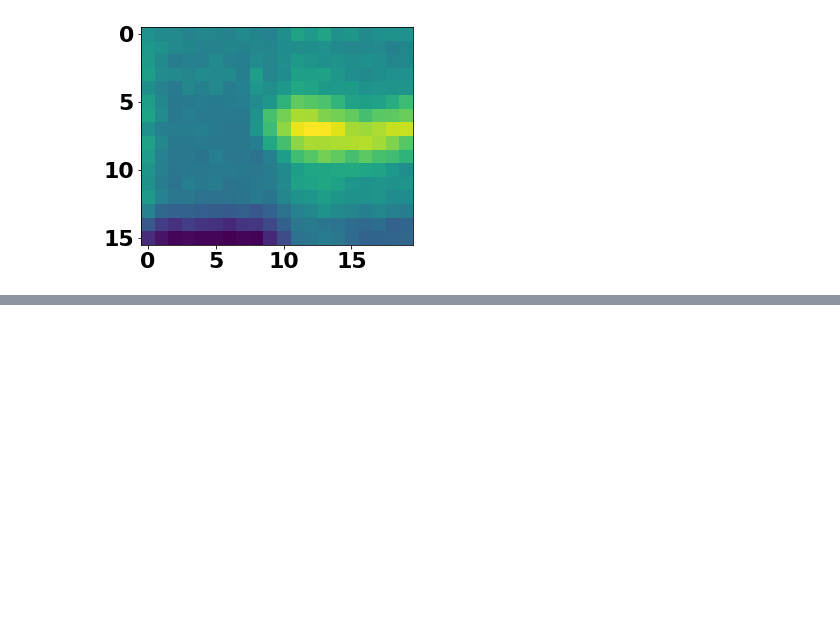
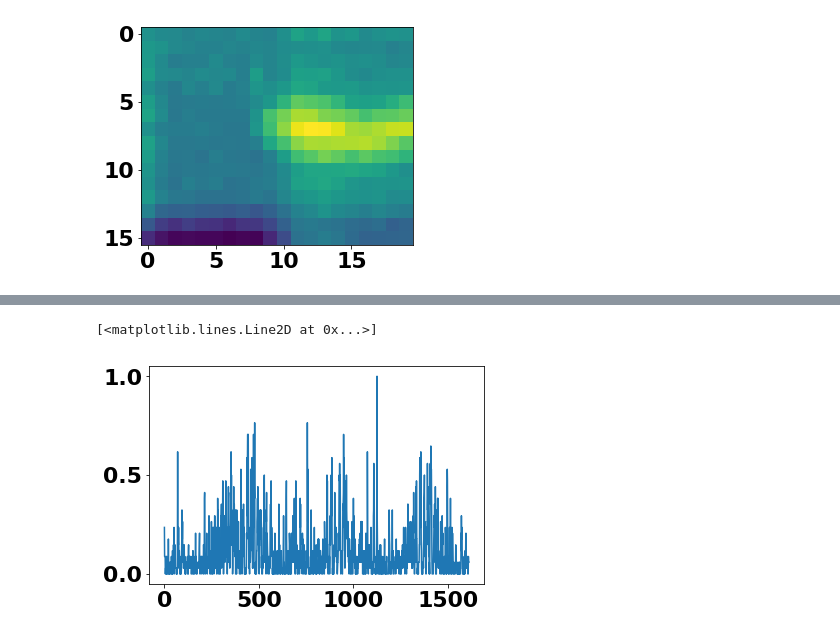
Before and after one commit to TimCSheehan/try_STRF, a Jupyter notebook: try_STA_slim.ipynb, the cells around one changed output, grey strips where cells are left out. Cells and saved outputs as stored; diff of their text form; code cells hidden in the pictures; blank space fills up the shorter version.

```diff
--- a/try_STA_slim.ipynb
+++ b/try_STA_slim.ipynb
@@ -107,0 +120,5 @@ TypeError: __init__() got an unexpected keyword argument 'figSize'
+# %%
+plt.plot(tmp)
+# %% [output]
+[<matplotlib.lines.Line2D at 0x...>]
+[figure, added]
```
Also changed, not shown: parts of 4 cells of this notebook, 1 other file.
